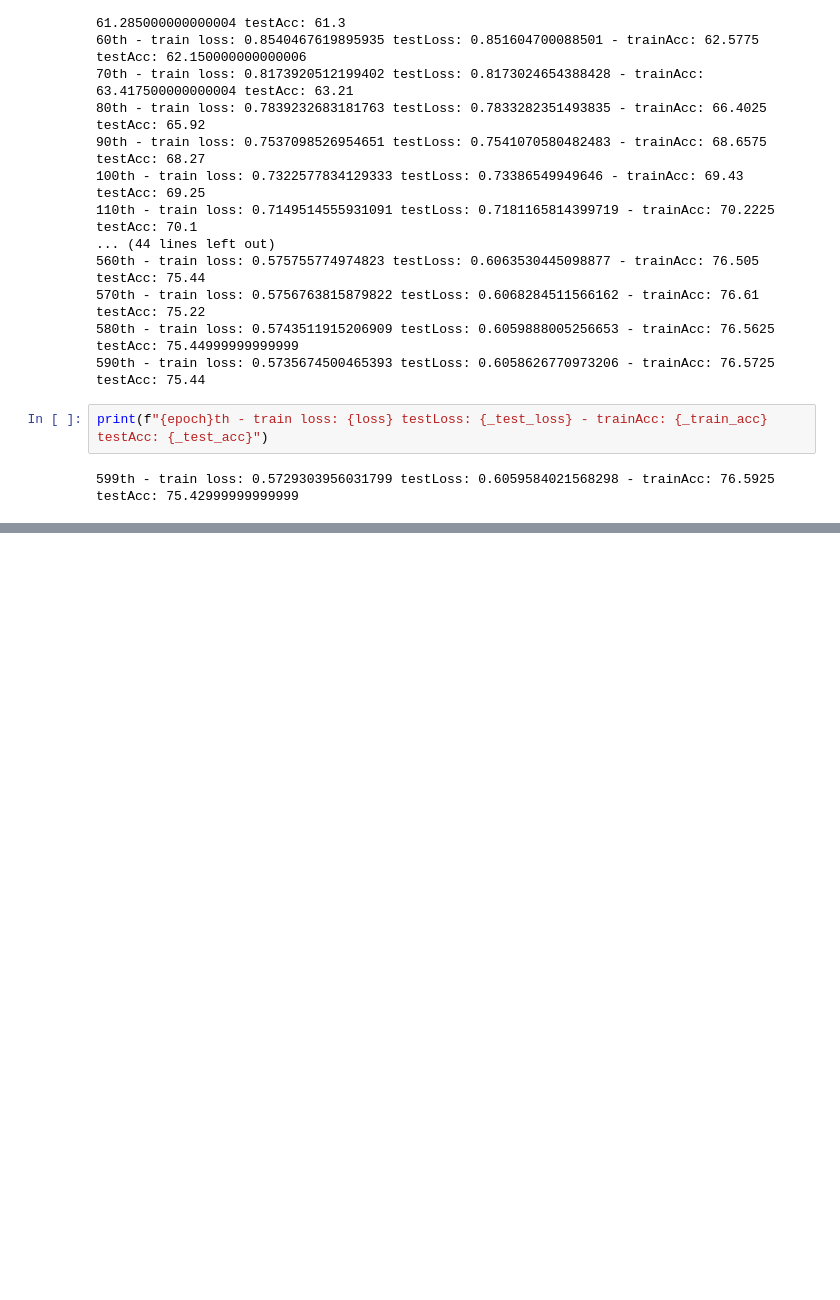
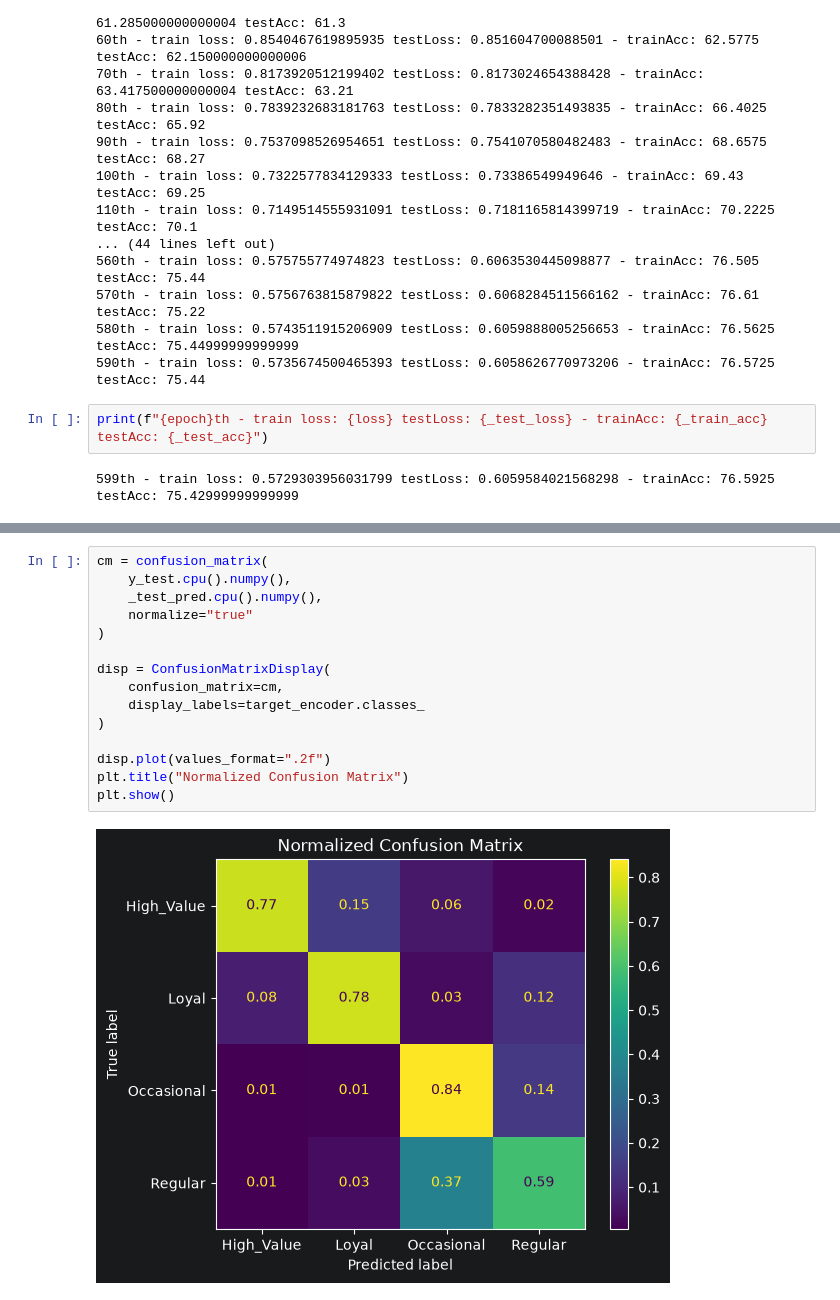
Before and after one commit to EmircanTanyildiz/Online-Retail-Customer-Segmentation, a Jupyter notebook: AI.ipynb, the cells around one changed output, grey strips where cells are left out. Saved outputs shown, nothing was run; the diff lists cells and outputs as text; blank space fills up the shorter version.

```diff
--- a/AI.ipynb
+++ b/AI.ipynb
@@ -715,0 +752,17 @@ print(f"{epoch}th - train loss: {loss} testLoss: {_test_loss} - trainAcc: {_trai
+# %%
+cm = confusion_matrix(
+    y_test.cpu().numpy(),
+    _test_pred.cpu().numpy(),
+    normalize="true"
+)
+
+disp = ConfusionMatrixDisplay(
+    confusion_matrix=cm,
+    display_labels=target_encoder.classes_
+)
+
+disp.plot(values_format=".2f")
+plt.title("Normalized Confusion Matrix")
+plt.show()
+# %% [output]
+[figure, added]
```
Also changed, not shown: parts of 2 cells of this notebook.
